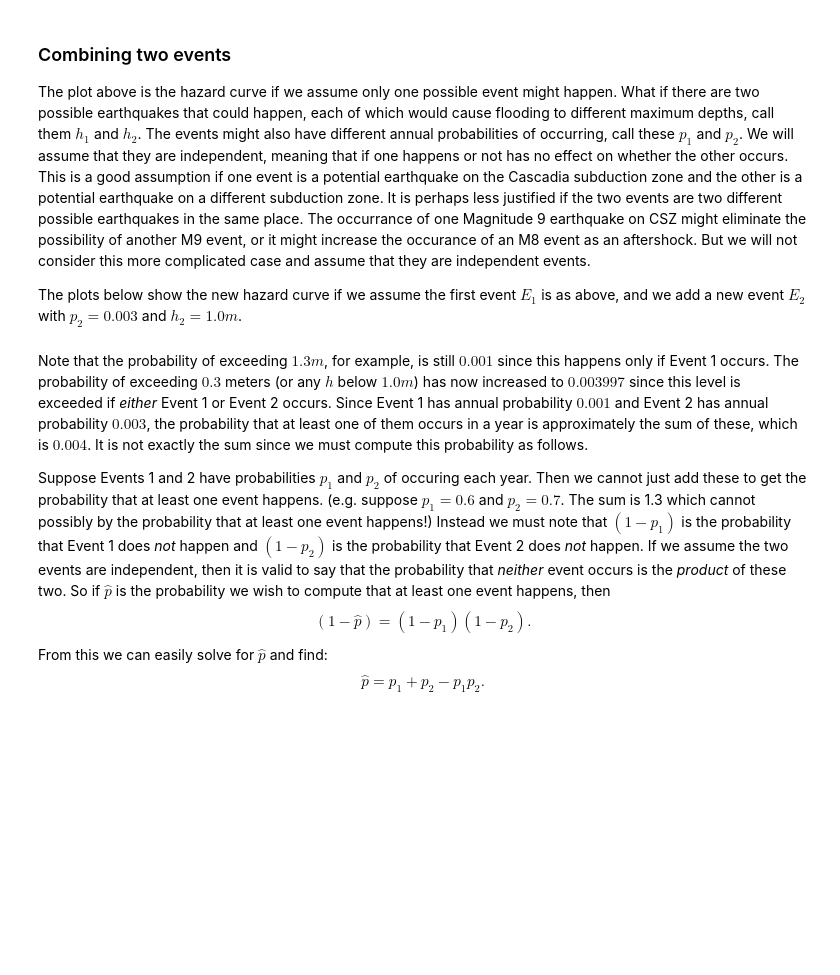
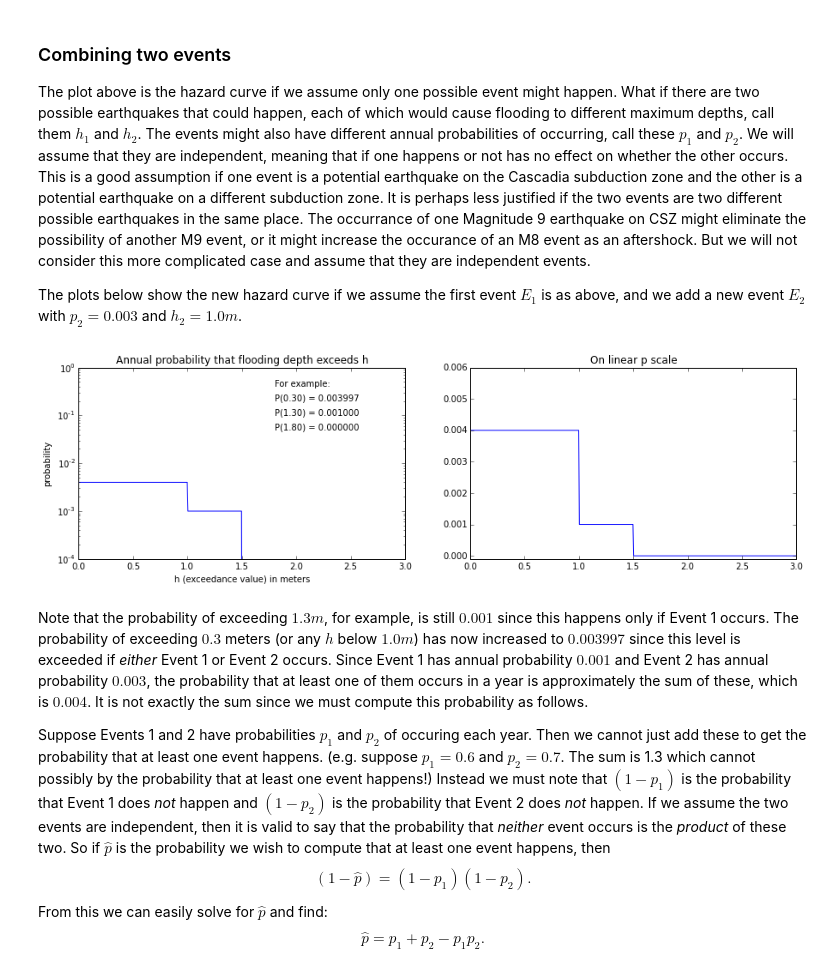
Before and after one commit to rjleveque/ptha_tutorial, a Jupyter notebook: Hazard_Curves.ipynb, the cells around one changed output. Cells and saved outputs as stored; diff of their text form; code cells hidden in the pictures; blank space fills up the shorter version.

```diff
--- a/Hazard_Curves.ipynb
+++ b/Hazard_Curves.ipynb
@@ -40,10 +47,12 @@ The plot above is the hazard curve if we assume only one possible event might ha
 
 The plots below show the new hazard curve if we assume the first event $E_1$ is as above, and we add a new event $E_2$ with $p_2 = 0.003$ and $h_2 = 1.0 m$.
 # %%
-E2 = [0.003, 1.0]
-event_list = [E1, E2]
-h_ev,p_ev = hazard_curve(event_list, 3)
-fig = plot_hazard_curve(h_ev,p_ev)
+E2 = [0.003, 1.0]      # the second event
+event_list = [E1, E2]  # assumes E1 already defined in previous cell
+h_ev,p_ev = HC.hazard_curve(event_list, 3)
+fig = HC.plot_hazard_curve(h_ev,p_ev)
+# %% [output]
+[figure, added]
 # %% [markdown]
 Note that the probability of exceeding $1.3 m$, for example, is still $0.001$ since this happens only if Event 1 occurs.  The probability of exceeding $0.3$ meters (or any $h$ below $1.0 m$) has now increased to $0.003997$ since this level is exceeded if *either* Event 1 or Event 2 occurs.  Since Event 1 has annual probability $0.001$ and Event 2 has annual probability $0.003$, the probability that at least one of them occurs in a year is approximately the sum of these, which is $0.004$.  It is not exactly the sum since we must compute this probability as follows.
 
```
Also changed, not shown: parts of 10 cells of this notebook, 3 other files.
